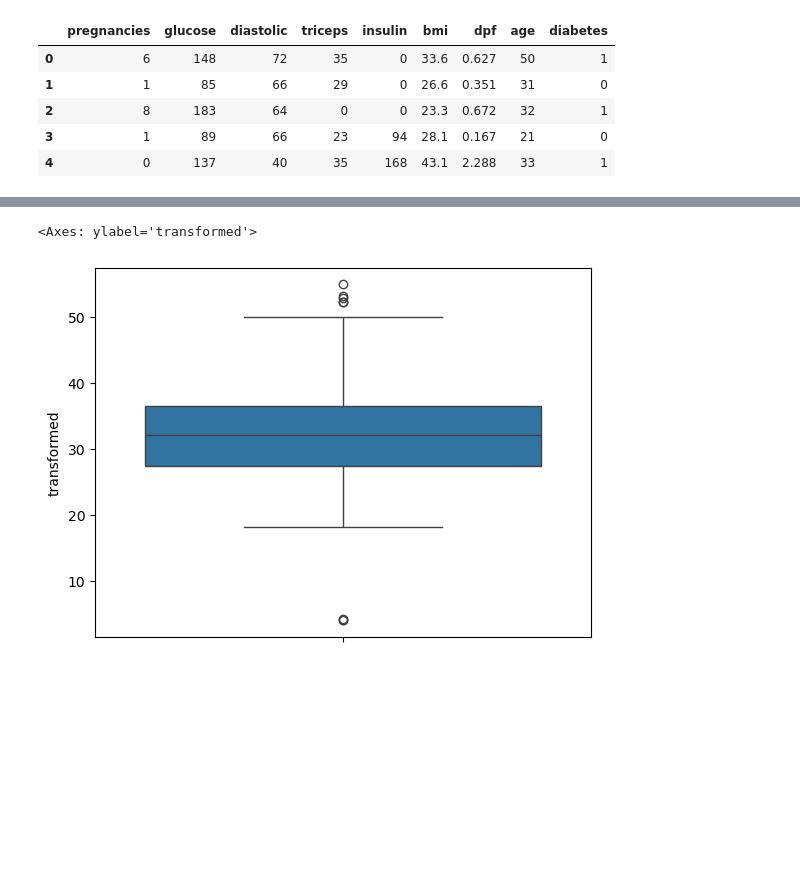
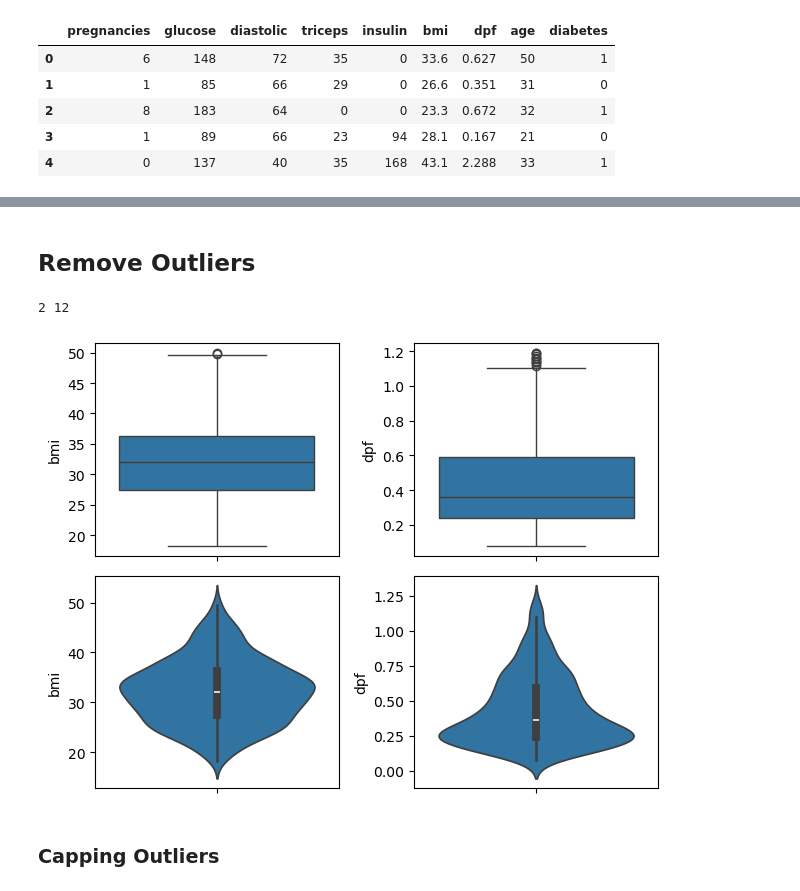
Before and after one commit to dashbikash/aiml-notebooks, a Jupyter notebook: dataclean/Outlier Handling.ipynb, the cells around one changed output, grey strips where cells are left out. Drawn from its saved outputs; the diff is of its cells as text; code cells hidden in the pictures; blank space fills up the shorter version.

Commit message:
Outlier Clean

```diff
--- a/dataclean/Outlier Handling.ipynb
+++ b/dataclean/Outlier Handling.ipynb
@@ -63,3 +108,12 @@ sns.boxplot(df['bmi'])
 # %%
-sns.boxplot(df['dpf'])
+def detect_outliers_iqr(data):
+    Q1 = data.quantile(0.25)
+    Q3 = data.quantile(0.75)
+    IQR = Q3 - Q1
+    lower_bound = Q1 - 1.5 * IQR
+    upper_bound = Q3 + 1.5 * IQR
+    return (data < lower_bound) | (data > upper_bound)
+bmi_outliers=detect_outliers_iqr(df['bmi'])
+dpf_outliers=detect_outliers_iqr(df['dpf'])
+print( sum(bmi_outliers), sum(dpf_outliers))
 # %% [output]
@@ -76,8 +120,0 @@ from scipy.stats import zscore
-# %%
-
-df['z_score'] = zscore(df['bmi'])
-# %%
-sns.boxplot(df['transformed'])
-# %% [output]
-<Axes: ylabel='transformed'>
-[figure, removed]
@@ -88 +121,32 @@ outlier_mask = df['z_score'].abs() > threshold
+# %% [markdown]
+## Remove Outliers
+# %%
+df=df[~(bmi_outliers | dpf_outliers)]
+# %%
+bmi_outliers=detect_outliers_iqr(df['bmi'])
+dpf_outliers=detect_outliers_iqr(df['dpf'])
+print( sum(bmi_outliers), sum(dpf_outliers))
+# %% [output]
+2 12
+# %%
+plt.subplot(2, 2, 1) # 1 row, 2 columns, first plot
+sns.boxplot(df['bmi'])
+
+# Create the second subplot
+plt.subplot(2, 2, 2) # 1 row, 2 columns, second plot
+sns.boxplot(df['dpf'])
+
+plt.subplot(2, 2, 3) # 1 row, 2 columns, first plot
+sns.violinplot(df['bmi'])
+
+# Create the second subplot
+plt.subplot(2, 2, 4) # 1 row, 2 columns, second plot
+sns.violinplot(df['dpf'])
+
+plt.tight_layout() # Adjust layout to prevent overlapping titles/labels
+plt.show()
+# %% [output]
+[figure, added]
+# %% [markdown]
+### Capping Outliers
 # %%
```
Also changed, not shown: parts of 12 cells of this notebook.
